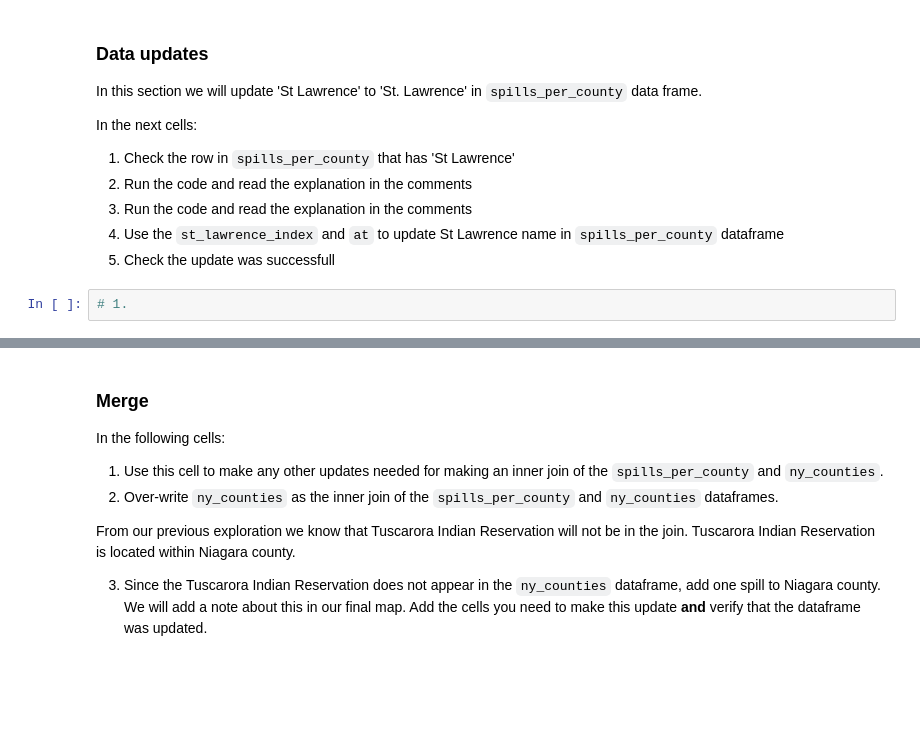
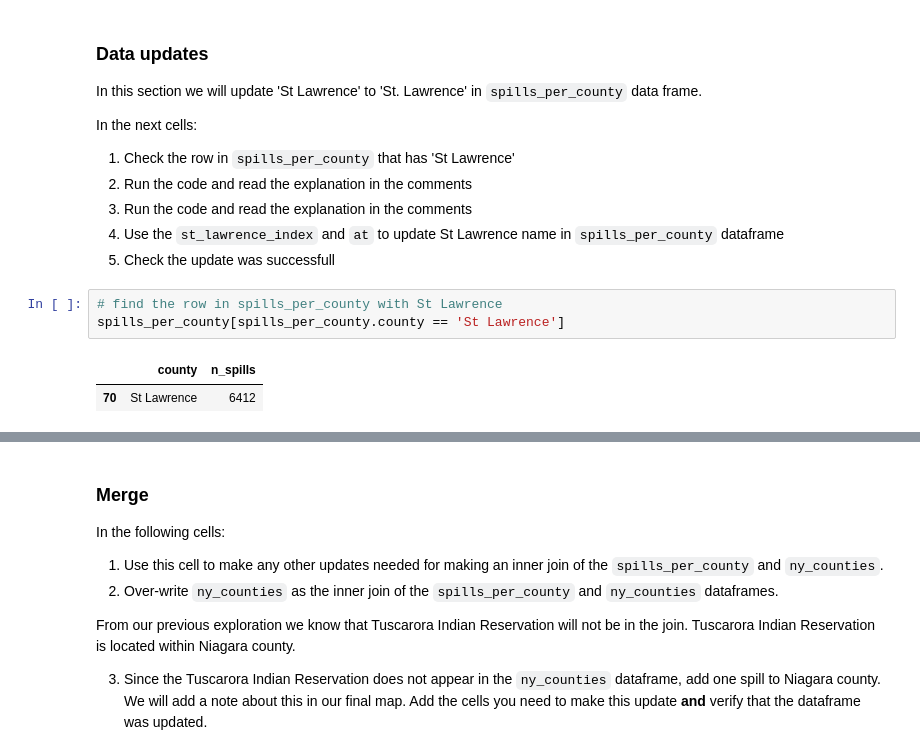
Before and after one commit to charliecurtin1/eds220-hwk-3, a Jupyter notebook: hwk3-task1-spills.ipynb, the cells around one changed output, grey strips where cells are left out. Drawn from its saved outputs; the diff is of its cells as text; blank space fills up the shorter version.

```diff
--- a/hwk3-task1-spills.ipynb
+++ b/hwk3-task1-spills.ipynb
@@ -310,8 +413,12 @@ In the next cells:
 3. Run the code and read the explanation in the comments
 4. Use the `st_lawrence_index` and `at` to update St Lawrence name in `spills_per_county` dataframe
 5. Check the update was successfull
-# %%
-# 1.
+# %%
+# find the row in spills_per_county with St Lawrence
+spills_per_county[spills_per_county.county == 'St Lawrence']
+# %% [output]
+|  | county | n_spills |
+| 70 | St Lawrence | 6412 |
 # %%
 # 2. we can get the index of that single row like this, to access the actual row index...
 spills_per_county[spills_per_county.county=='St Lawrence'].index
```
Also changed, not shown: parts of 28 cells of this notebook.
